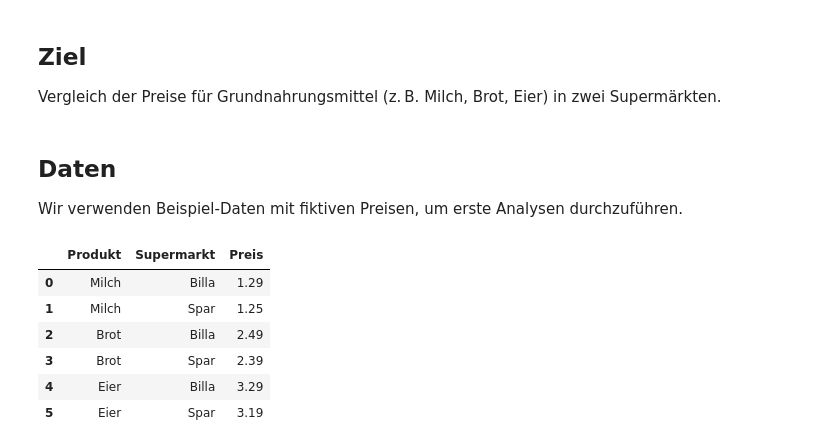
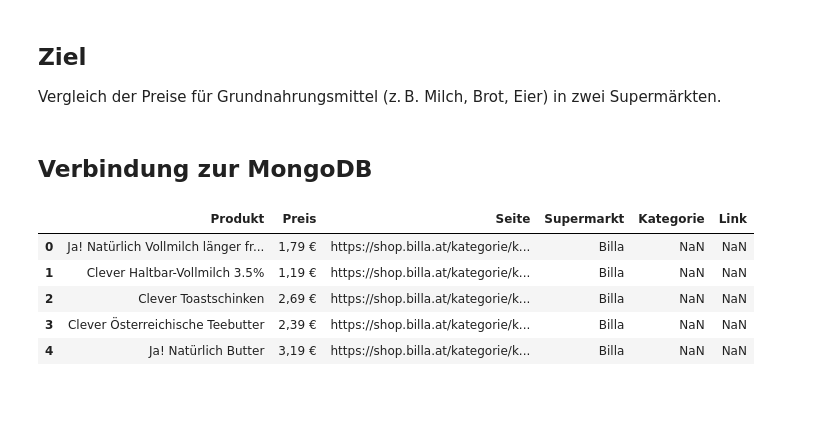
Before and after one commit to piy678/lebensmittelpreise-bigdata, a Jupyter notebook: notebooks/preisanalyse.ipynb, the cells around one changed output. Drawn from its saved outputs; the diff is of its cells as text; code cells hidden in the pictures; blank space fills up the shorter version.

```diff
--- a/notebooks/preisanalyse.ipynb
+++ b/notebooks/preisanalyse.ipynb
@@ -6,25 +11,29 @@ Dieses Notebook dient der Analyse von Lebensmittelpreisen aus verschiedenen Supe
 ## Ziel
 Vergleich der Preise für Grundnahrungsmittel (z. B. Milch, Brot, Eier) in zwei Supermärkten.
 # %% [markdown]
-## Daten
-Wir verwenden Beispiel-Daten mit fiktiven Preisen, um erste Analysen durchzuführen.
+## Verbindung zur MongoDB
 # %%
+from pymongo import MongoClient
 import pandas as pd
 
-# Beispiel-Daten
-daten = {
-    "Produkt": ["Milch", "Milch", "Brot", "Brot", "Eier", "Eier"],
-    "Supermarkt": ["Billa", "Spar", "Billa", "Spar", "Billa", "Spar"],
-    "Preis": [1.29, 1.25, 2.49, 2.39, 3.29, 3.19]
-}
+# Verbindung zur MongoDB
+client = MongoClient("mongodb://localhost:27017/")
+db = client["supermarkt_preise"]
+collection = db["lebensmittel"]
 
+# Daten abrufen
+daten = list(collection.find())
 df = pd.DataFrame(daten)
-df
+
+# Falls '_id' vorhanden, entfernen
+if '_id' in df.columns:
+    df.drop(columns=['_id'], inplace=True)
+
+df.head()
 # %% [output]
-|  | Produkt | Supermarkt | Preis |
-| 0 | Milch | Billa | 1.29 |
-| 1 | Milch | Spar | 1.25 |
-| 2 | Brot | Billa | 2.49 |
-| 3 | Brot | Spar | 2.39 |
-| 4 | Eier | Billa | 3.29 |
-| 5 | Eier | Spar | 3.19 |
+|  | Produkt | Preis | Seite | Supermarkt | Kategorie | Link |
+| 0 | Ja! Natürlich Vollmilch länger fr... | 1,79 € | https://shop.billa.at/kategorie/k... | Billa | NaN | NaN |
+| 1 | Clever Haltbar-Vollmilch 3.5% | 1,19 € | https://shop.billa.at/kategorie/k... | Billa | NaN | NaN |
+| 2 | Clever Toastschinken | 2,69 € | https://shop.billa.at/kategorie/k... | Billa | NaN | NaN |
+| 3 | Clever Österreichische Teebutter | 2,39 € | https://shop.billa.at/kategorie/k... | Billa | NaN | NaN |
+| 4 | Ja! Natürlich Butter | 3,19 € | https://shop.billa.at/kategorie/k... | Billa | NaN | NaN |
```
Also changed, not shown: parts of 12 cells of this notebook, 1 other file.
